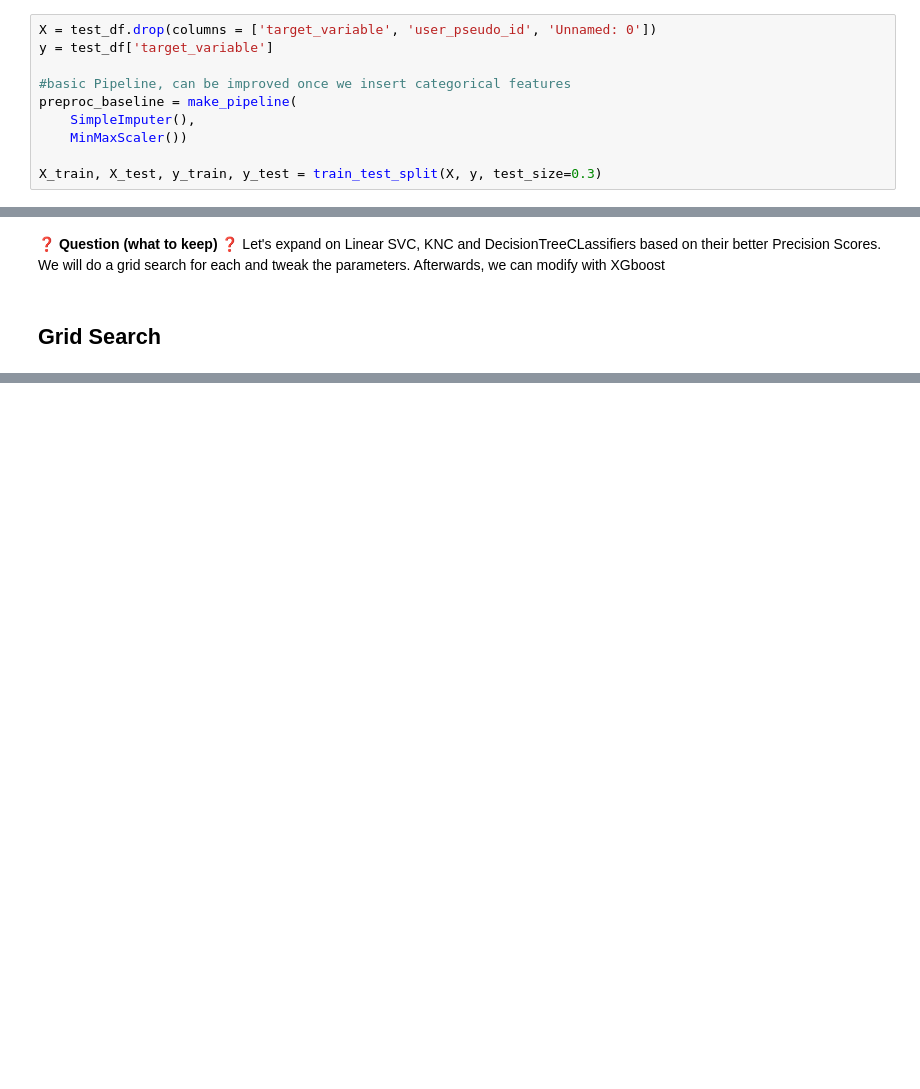
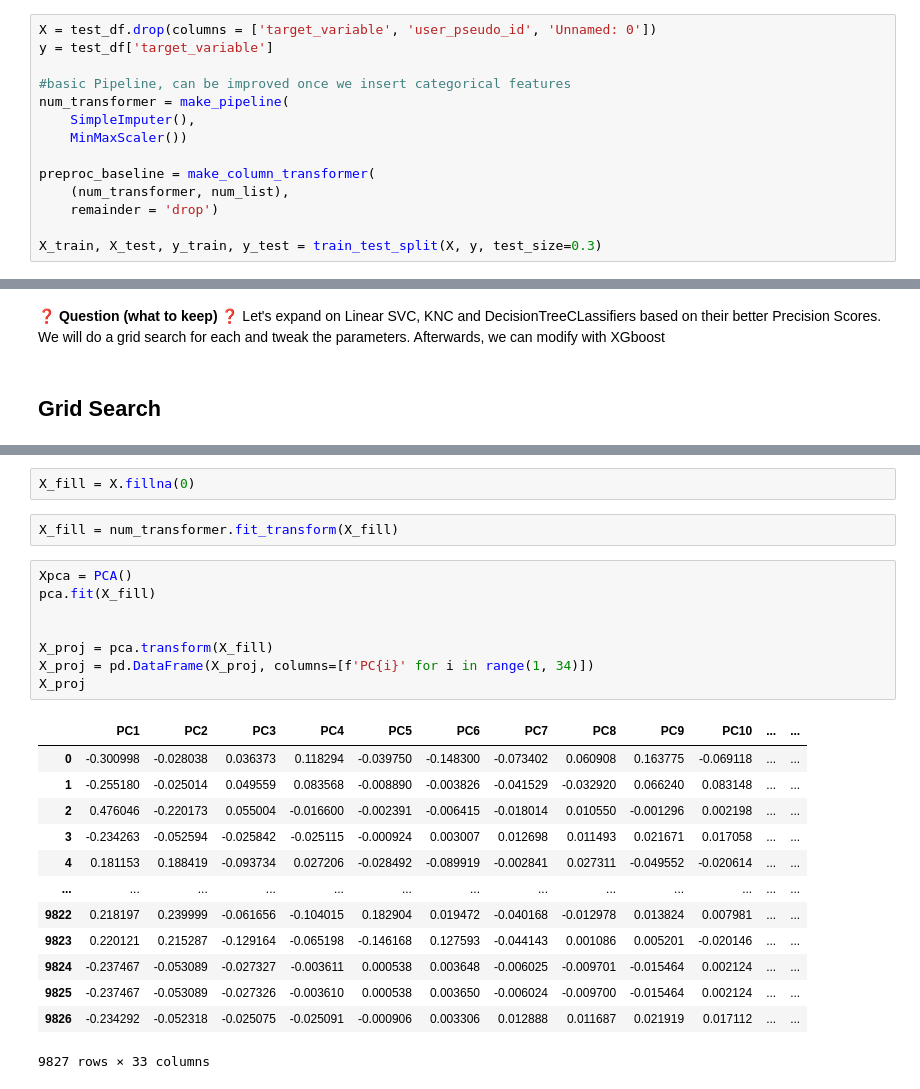
Before and after one commit to alexhalenke/Predicting_Purchase_Intention, a Jupyter notebook: notebooks/laolu_notebook.ipynb, the cells around one changed output, grey strips where cells are left out. Drawn from its saved outputs; the diff is of its cells as text; blank space fills up the shorter version.

```diff
--- a/notebooks/laolu_notebook.ipynb
+++ b/notebooks/laolu_notebook.ipynb
@@ -50,10 +139,14 @@ X = test_df.drop(columns = ['target_variable', 'user_pseudo_id', 'Unnamed: 0'])
 y = test_df['target_variable']
 
 #basic Pipeline, can be improved once we insert categorical features
-preproc_baseline = make_pipeline(
+num_transformer = make_pipeline(
     SimpleImputer(),
     MinMaxScaler())
 
+preproc_baseline = make_column_transformer(
+    (num_transformer, num_list),
+    remainder = 'drop')
+
 X_train, X_test, y_train, y_test = train_test_split(X, y, test_size=0.3)
 # %% [markdown]
 ## Modeling
@@ -123,0 +454,26 @@ We will do a grid search for each and tweak the parameters. Afterwards, we can m
+# %%
+X_fill = X.fillna(0)
+# %%
+X_fill = num_transformer.fit_transform(X_fill)
+# %%
+Xpca = PCA()
+pca.fit(X_fill)
+
+
+X_proj = pca.transform(X_fill)
+X_proj = pd.DataFrame(X_proj, columns=[f'PC{i}' for i in range(1, 34)])
+X_proj
+# %% [output]
+|  | PC1 | PC2 | PC3 | PC4 | PC5 | PC6 | PC7 | PC8 | PC9 | PC10 | ... | ... |
+| 0 | -0.300998 | -0.028038 | 0.036373 | 0.118294 | -0.039750 | -0.148300 | -0.073402 | 0.060908 | 0.163775 | -0.069118 | ... | ... |
+| 1 | -0.255180 | -0.025014 | 0.049559 | 0.083568 | -0.008890 | -0.003826 | -0.041529 | -0.032920 | 0.066240 | 0.083148 | ... | ... |
+| 2 | 0.476046 | -0.220173 | 0.055004 | -0.016600 | -0.002391 | -0.006415 | -0.018014 | 0.010550 | -0.001296 | 0.002198 | ... | ... |
+| 3 | -0.234263 | -0.052594 | -0.025842 | -0.025115 | -0.000924 | 0.003007 | 0.012698 | 0.011493 | 0.021671 | 0.017058 | ... | ... |
+| 4 | 0.181153 | 0.188419 | -0.093734 | 0.027206 | -0.028492 | -0.089919 | -0.002841 | 0.027311 | -0.049552 | -0.020614 | ... | ... |
+| ... | ... | ... | ... | ... | ... | ... | ... | ... | ... | ... | ... | ... |
+| 9822 | 0.218197 | 0.239999 | -0.061656 | -0.104015 | 0.182904 | 0.019472 | -0.040168 | -0.012978 | 0.013824 | 0.007981 | ... | ... |
+| 9823 | 0.220121 | 0.215287 | -0.129164 | -0.065198 | -0.146168 | 0.127593 | -0.044143 | 0.001086 | 0.005201 | -0.020146 | ... | ... |
+| 9824 | -0.237467 | -0.053089 | -0.027327 | -0.003611 | 0.000538 | 0.003648 | -0.006025 | -0.009701 | -0.015464 | 0.002124 | ... | ... |
+| 9825 | -0.237467 | -0.053089 | -0.027326 | -0.003610 | 0.000538 | 0.003650 | -0.006024 | -0.009700 | -0.015464 | 0.002124 | ... | ... |
+| 9826 | -0.234292 | -0.052318 | -0.025075 | -0.025091 | -0.000906 | 0.003306 | 0.012888 | 0.011687 | 0.021919 | 0.017112 | ... | ... |
+9827 rows × 33 columns
```
Also changed, not shown: parts of 55 cells of this notebook, 4 other files.
